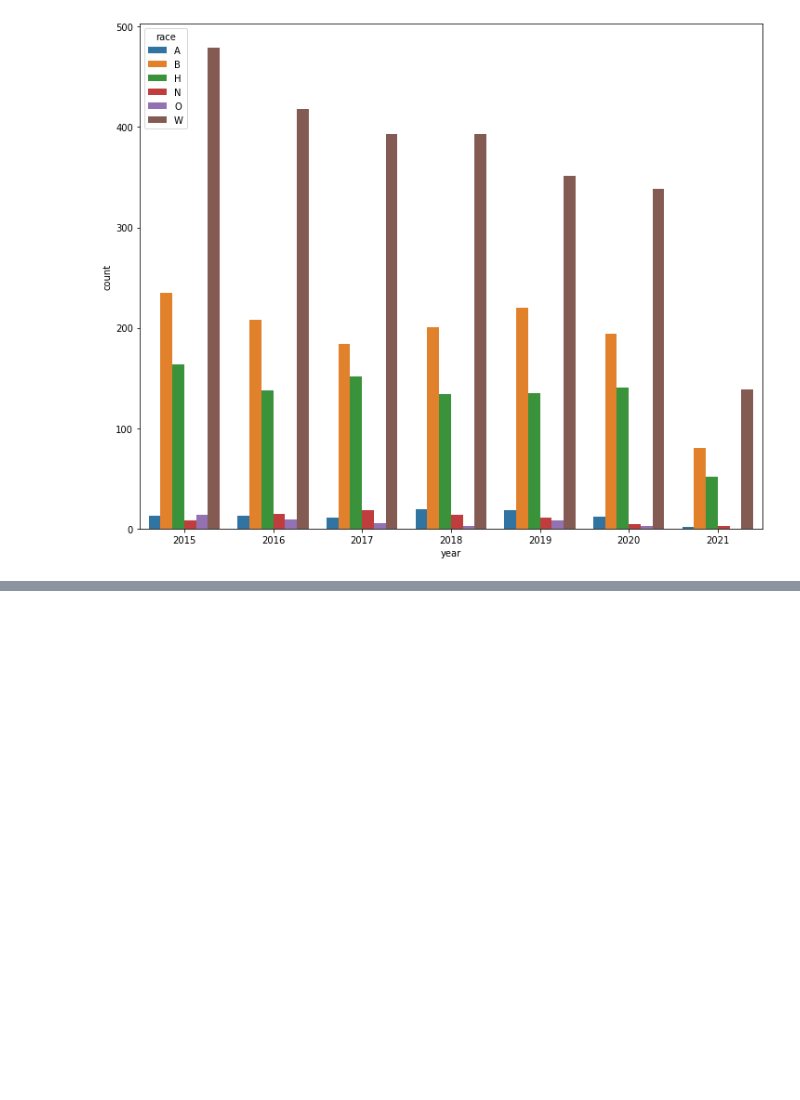
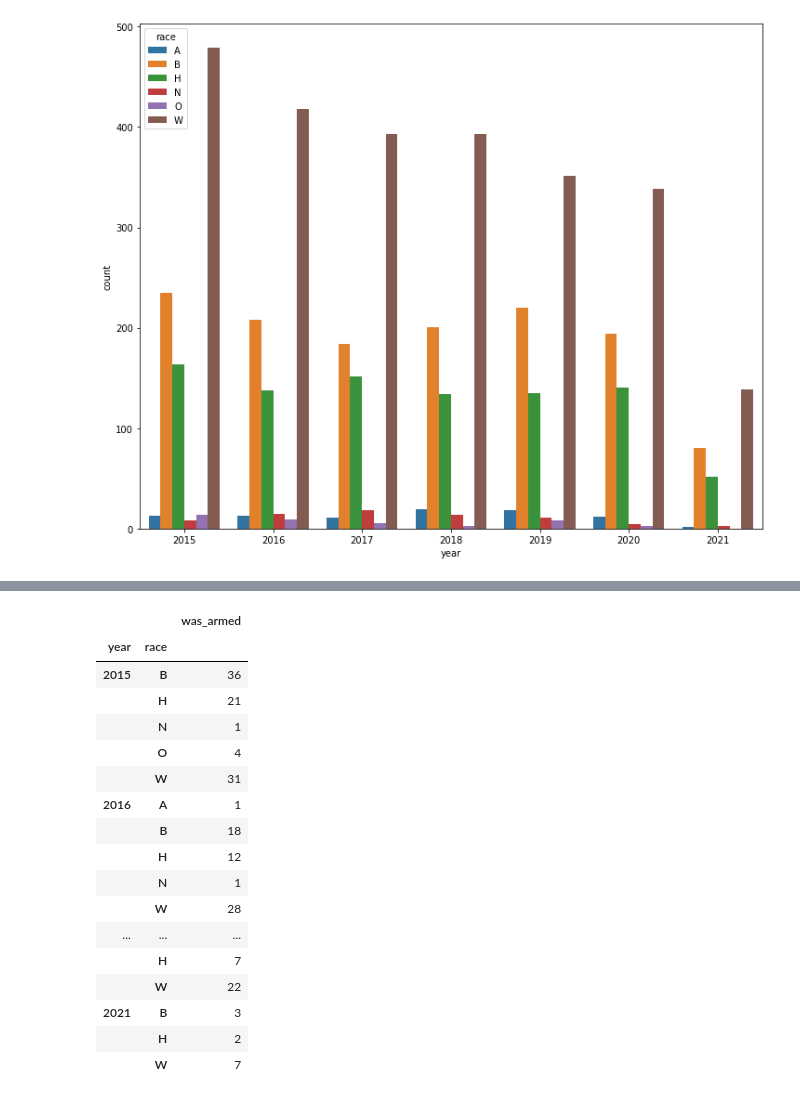
Before and after one commit to youngsoul/pandas_101, a Jupyter notebook: WashingtonPostShootingAnalysis.ipynb, the cells around one changed output, grey strips where cells are left out. Cells and saved outputs as stored; diff of their text form; code cells hidden in the pictures; blank space fills up the shorter version.

```diff
--- a/WashingtonPostShootingAnalysis.ipynb
+++ b/WashingtonPostShootingAnalysis.ipynb
@@ -484,0 +494,21 @@ sns.barplot(x="year",
+# %%
+x
+# %% [output]
+|  |  | was_armed |
+| year | race |  |
+| 2015 | B | 36 |
+|  | H | 21 |
+|  | N | 1 |
+|  | O | 4 |
+|  | W | 31 |
+| 2016 | A | 1 |
+|  | B | 18 |
+|  | H | 12 |
+|  | N | 1 |
+|  | W | 28 |
+| ... | ... | ... |
+|  | H | 7 |
+|  | W | 22 |
+| 2021 | B | 3 |
+|  | H | 2 |
+|  | W | 7 |
```
Also changed, not shown: parts of 14 cells of this notebook, 1 other file.
